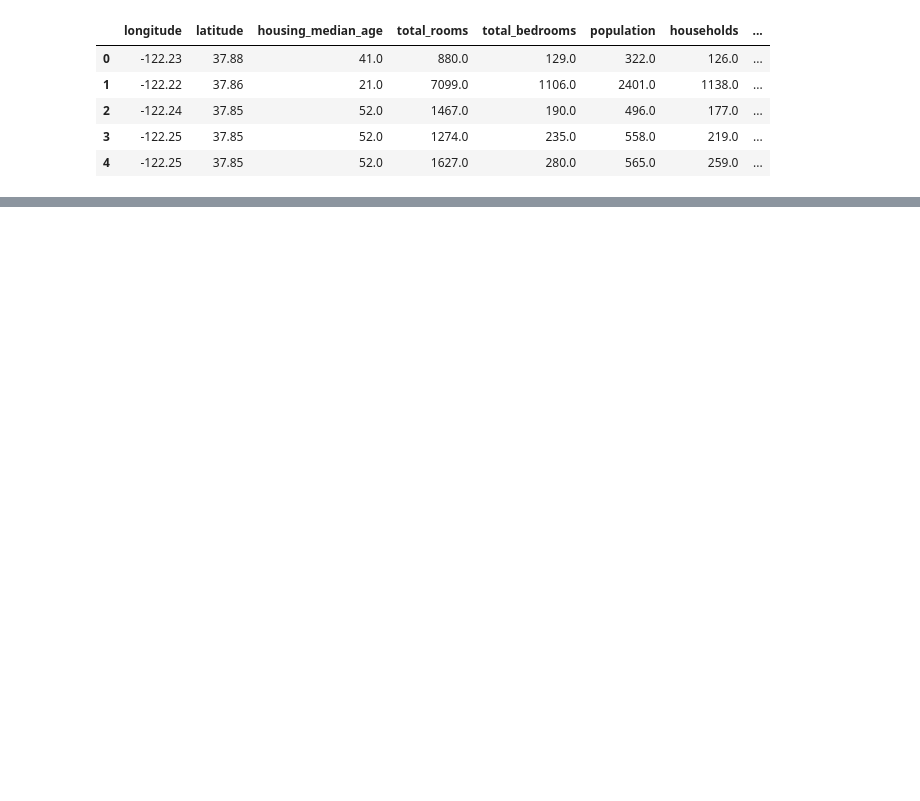
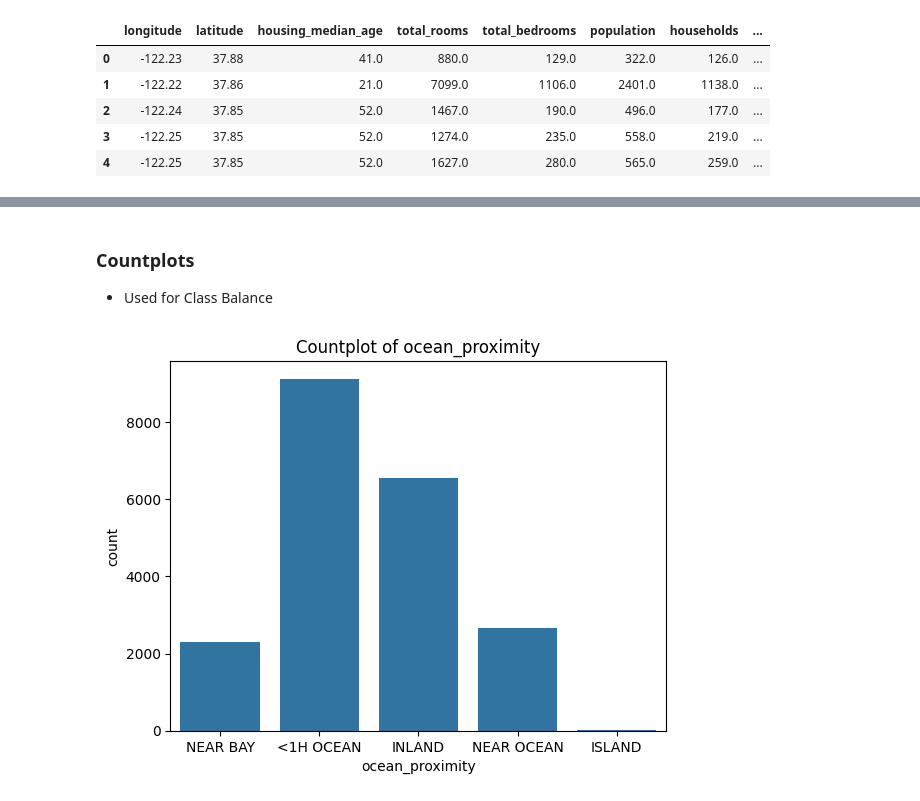
Before and after one commit to tevoshw/machine-learning, a Jupyter notebook: books/2. Data/2. Eda and Preprocessing/1.1 EdaPlots.ipynb, the cells around one changed output, grey strips where cells are left out. Saved outputs shown, nothing was run; the diff lists cells and outputs as text; code cells hidden in the pictures; blank space fills up the shorter version.

```diff
--- a/books/2. Data/2. Eda and Preprocessing/1.1 EdaPlots.ipynb
+++ b/books/2. Data/2. Eda and Preprocessing/1.1 EdaPlots.ipynb
@@ -38,0 +80,9 @@ dataset.head()
+# %% [markdown]
+### Countplots
+- Used for Class Balance
+# %%
+sns.countplot(x = dataset['ocean_proximity'])
+plt.title(f'Countplot of ocean_proximity')
+plt.show()
+# %% [output]
+[figure, added]
```
Also changed, not shown: parts of 32 cells of this notebook, 3 other files.
